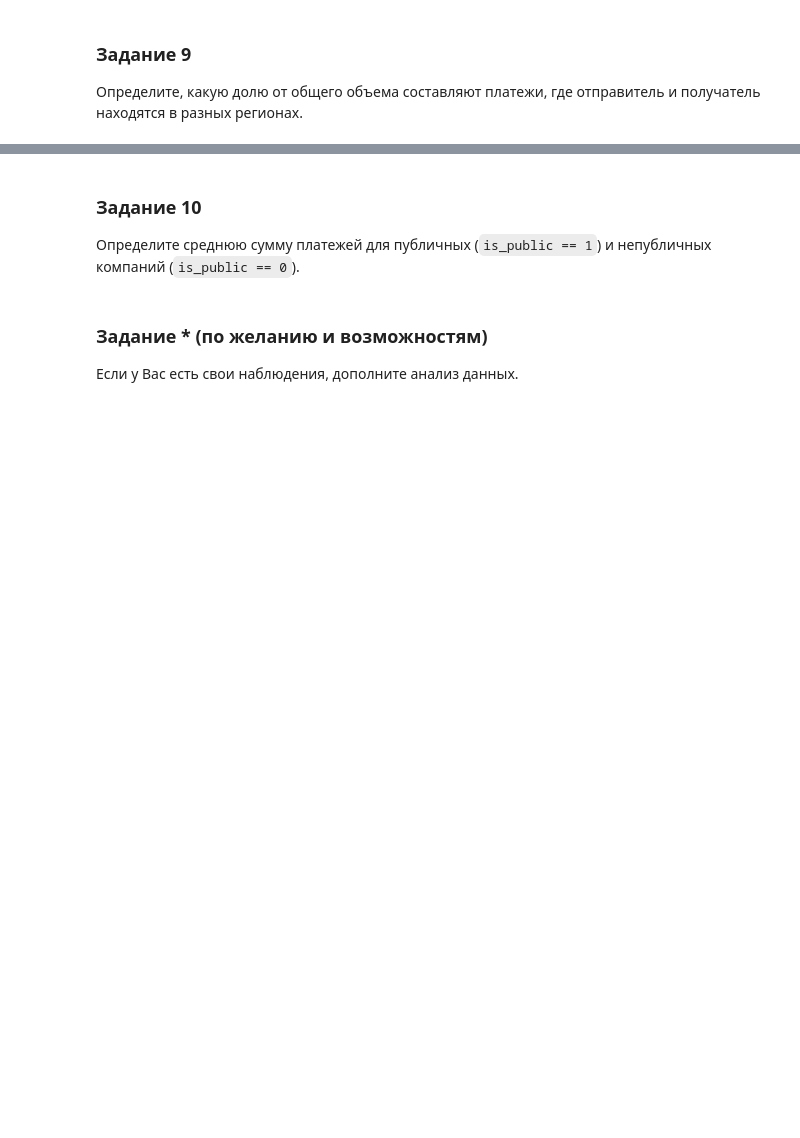
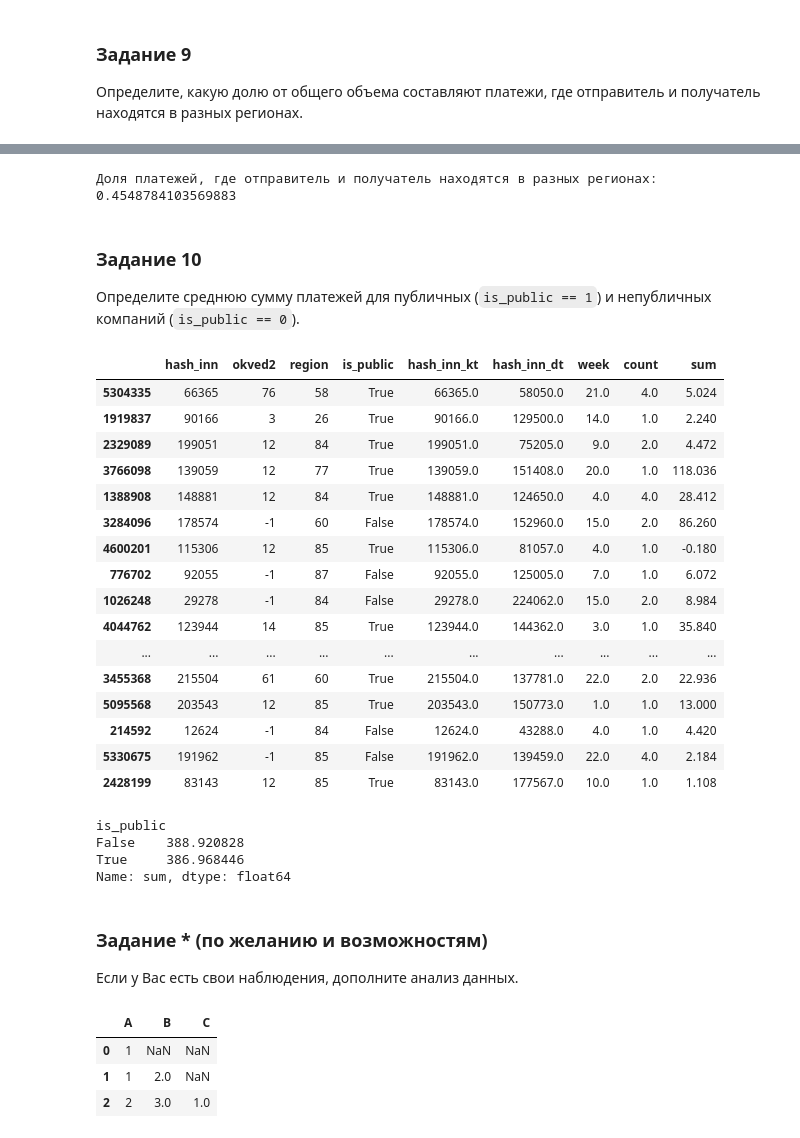
Before and after one commit to MyEducation11235/ITMO-5-PyAD, a Jupyter notebook: Task 3/Proskuryakov Roman 3.ipynb, the cells around one changed output, grey strips where cells are left out. Drawn from its saved outputs; the diff is of its cells as text; code cells hidden in the pictures; blank space fills up the shorter version.

```diff
--- a/Task 3/Proskuryakov Roman 3.ipynb
+++ b/Task 3/Proskuryakov Roman 3.ipynb
@@ -93,3 +228,7 @@ inn_info_public = pd.read_csv('<укажите путь до таблицы inn_
+# %%
+print('Доля платежей, где отправитель и получатель находятся в разных регионах:', different_regions.shape[0] / kt_dt_merged.shape[0])
+# %% [output]
+Доля платежей, где отправитель и получатель находятся в разных регионах: 0.4548784103569883
 # %% [markdown]
 ### Задание 10
 Определите среднюю сумму платежей для публичных (`is_public == 1`) и непубличных компаний (`is_public == 0`).
@@ -98,4 +235,41 @@ inn_info_public = pd.read_csv('<укажите путь до таблицы inn_
+# %%
+inn_merged = pd.merge(inn_info_public, pays_data, left_on=['hash_inn'], right_on=['hash_inn_kt'], how='left')
+inn_merged['sum'] = inn_merged['sum'].replace(np.nan, 0)
+inn_merged.sample(30)
+# %% [output]
+|  | hash_inn | okved2 | region | is_public | hash_inn_kt | hash_inn_dt | week | count | sum |
+| 5304335 | 66365 | 76 | 58 | True | 66365.0 | 58050.0 | 21.0 | 4.0 | 5.024 |
+| 1919837 | 90166 | 3 | 26 | True | 90166.0 | 129500.0 | 14.0 | 1.0 | 2.240 |
+| 2329089 | 199051 | 12 | 84 | True | 199051.0 | 75205.0 | 9.0 | 2.0 | 4.472 |
+| 3766098 | 139059 | 12 | 77 | True | 139059.0 | 151408.0 | 20.0 | 1.0 | 118.036 |
+| 1388908 | 148881 | 12 | 84 | True | 148881.0 | 124650.0 | 4.0 | 4.0 | 28.412 |
+| 3284096 | 178574 | -1 | 60 | False | 178574.0 | 152960.0 | 15.0 | 2.0 | 86.260 |
+| 4600201 | 115306 | 12 | 85 | True | 115306.0 | 81057.0 | 4.0 | 1.0 | -0.180 |
+| 776702 | 92055 | -1 | 87 | False | 92055.0 | 125005.0 | 7.0 | 1.0 | 6.072 |
+| 1026248 | 29278 | -1 | 84 | False | 29278.0 | 224062.0 | 15.0 | 2.0 | 8.984 |
+| 4044762 | 123944 | 14 | 85 | True | 123944.0 | 144362.0 | 3.0 | 1.0 | 35.840 |
+| ... | ... | ... | ... | ... | ... | ... | ... | ... | ... |
+| 3455368 | 215504 | 61 | 60 | True | 215504.0 | 137781.0 | 22.0 | 2.0 | 22.936 |
+| 5095568 | 203543 | 12 | 85 | True | 203543.0 | 150773.0 | 1.0 | 1.0 | 13.000 |
+| 214592 | 12624 | -1 | 84 | False | 12624.0 | 43288.0 | 4.0 | 1.0 | 4.420 |
+| 5330675 | 191962 | -1 | 85 | False | 191962.0 | 139459.0 | 22.0 | 4.0 | 2.184 |
+| 2428199 | 83143 | 12 | 85 | True | 83143.0 | 177567.0 | 10.0 | 1.0 | 1.108 |
+# %%
+inn_merged.groupby('is_public')['sum'].mean()
+# %% [output]
+is_public
+False    388.920828
+True     386.968446
+Name: sum, dtype: float64
 # %% [markdown]
 ### Задание * (по желанию и возможностям)
 
 Если у Вас есть свои наблюдения, дополните анализ данных.
+# %%
+df = pd.DataFrame({'A': [1, 1, 2, 1, 2], 'B': [np.nan, 2, 3, 4, 5], 'C': [np.nan, np.nan, 1, 2, 3]}, columns=['A', 'B', 'C'])
+df.head(3)
+# %% [output]
+|  | A | B | C |
+| 0 | 1 | NaN | NaN |
+| 1 | 1 | 2.0 | NaN |
+| 2 | 2 | 3.0 | 1.0 |
```
Also changed, not shown: parts of 27 cells of this notebook.
